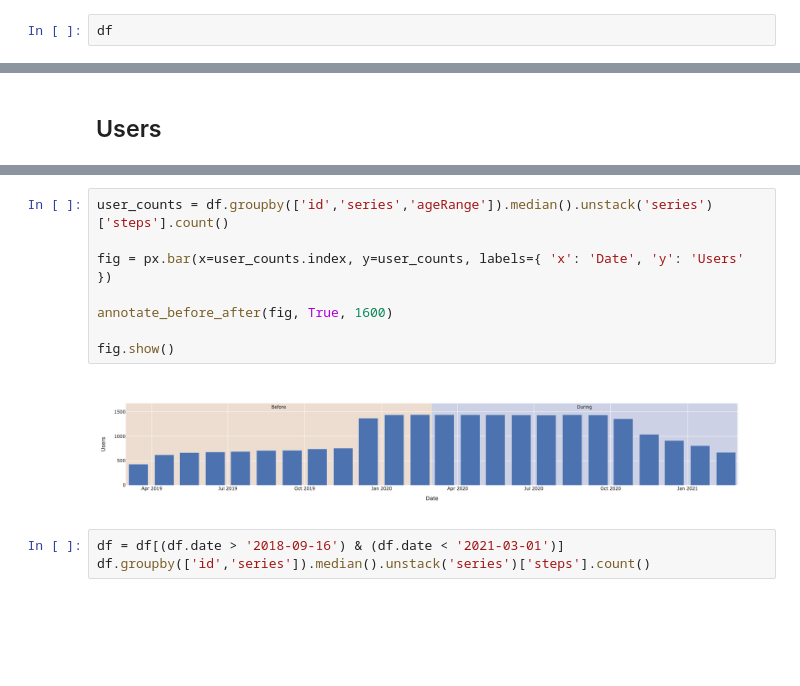
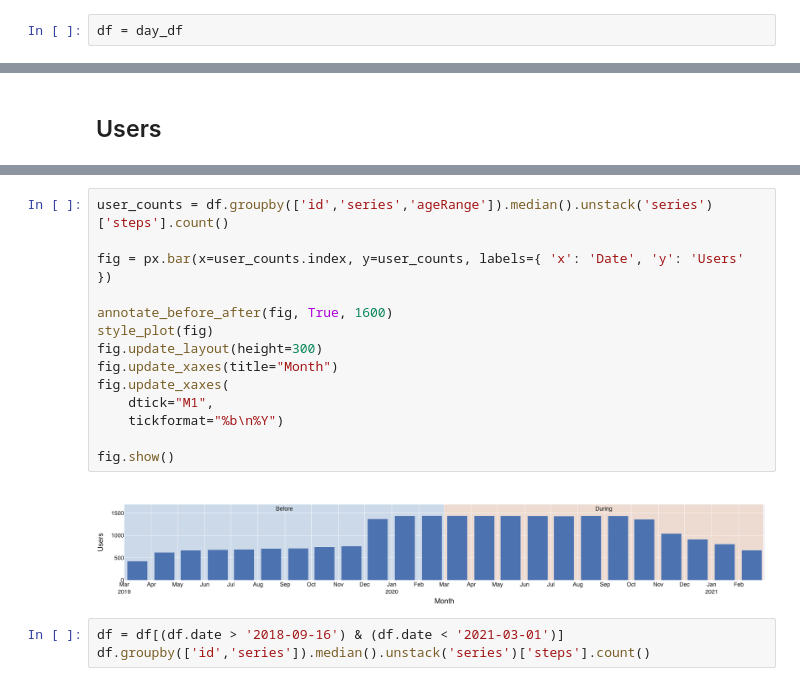
Before and after one commit to hci-gu/wfh-movement-jupyter, a Jupyter notebook: notebooks/MonthlyChange.ipynb, the cells around one changed output, grey strips where cells are left out. Drawn from its saved outputs; the diff is of its cells as text; blank space fills up the shorter version.

Commit message:
updated styling for all used charts

```diff
--- a/notebooks/MonthlyChange.ipynb
+++ b/notebooks/MonthlyChange.ipynb
@@ -28,3 +28,3 @@ cf.go_offline()
 %store -r covid_cases
 # %%
-df
+df = day_df
@@ -72,13 +58,19 @@ fig.show()
 # %%
 user_counts = df.groupby(['id','series','ageRange']).median().unstack('series')['steps'].count()
 
 fig = px.bar(x=user_counts.index, y=user_counts, labels={ 'x': 'Date', 'y': 'Users' })
 
 annotate_before_after(fig, True, 1600)
+style_plot(fig)
+fig.update_layout(height=300)
+fig.update_xaxes(title="Month")
+fig.update_xaxes(
+    dtick="M1",
+    tickformat="%b\n%Y")
 
 fig.show()
 # %% [output]
-[figure, old version]
+[figure, new version]
 # %%
 df = df[(df.date > '2018-09-16') & (df.date < '2021-03-01')]
 df.groupby(['id','series']).median().unstack('series')['steps'].count()
```
Also changed, not shown: parts of 15 cells of this notebook, 4 other files.
